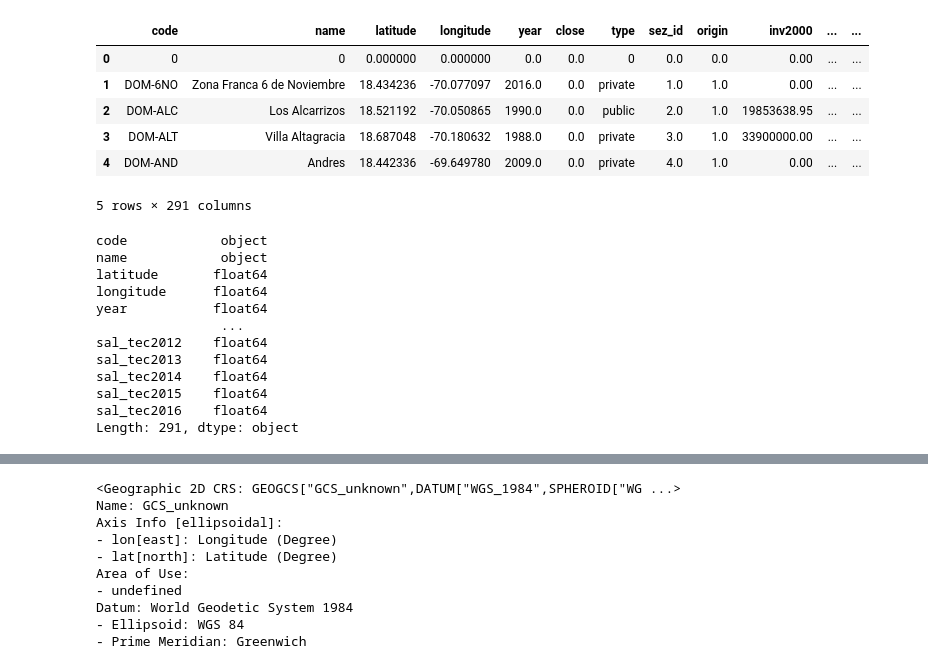
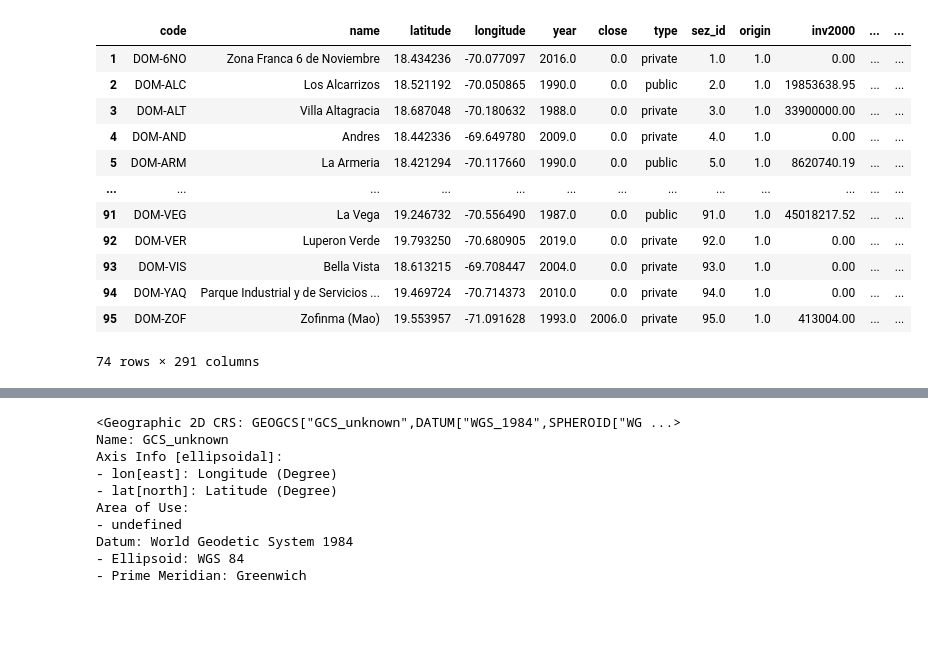
Before and after one commit to HendrixPeralta/research_data, a Jupyter notebook: aggregated _data/provinces/sez_spatial_join_provinces.ipynb, the cells around one changed output, grey strips where cells are left out. Saved outputs shown, nothing was run; the diff lists cells and outputs as text; code cells hidden in the pictures; blank space fills up the shorter version.

```diff
--- a/aggregated _data/provinces/sez_spatial_join_provinces.ipynb
+++ b/aggregated _data/provinces/sez_spatial_join_provinces.ipynb
@@ -10,28 +10,21 @@ provinces = gpd.read_file("/Users/hendrixperalta/Desktop/Research Data Manipulat
 # %%
 sez = pd.read_csv("/Users/hendrixperalta/Desktop/Research Data Manipulation/research_data/aggregated _data/municipalities/sez_aggregated.csv")
 # %%
-sez.head(5)
+filtered_sez = sez[sez['latitude'] != 0]
-# %% [output]
-|  | code | name | latitude | longitude | year | close | type | sez_id | origin | inv2000 | ... | ... |
-| 0 | 0 | 0 | 0.000000 | 0.000000 | 0.0 | 0.0 | 0 | 0.0 | 0.0 | 0.00 | ... | ... |
-| 1 | DOM-6NO | Zona Franca 6 de Noviembre | 18.434236 | -70.077097 | 2016.0 | 0.0 | private | 1.0 | 1.0 | 0.00 | ... | ... |
-| 2 | DOM-ALC | Los Alcarrizos | 18.521192 | -70.050865 | 1990.0 | 0.0 | public | 2.0 | 1.0 | 19853638.95 | ... | ... |
-| 3 | DOM-ALT | Villa Altagracia | 18.687048 | -70.180632 | 1988.0 | 0.0 | private | 3.0 | 1.0 | 33900000.00 | ... | ... |
-| 4 | DOM-AND | Andres | 18.442336 | -69.649780 | 2009.0 | 0.0 | private | 4.0 | 1.0 | 0.00 | ... | ... |
-5 rows × 291 columns
 # %%
-sez.dtypes
+filtered_sez
 # %% [output]
+|  | code | name | latitude | longitude | year | close | type | sez_id | origin | inv2000 | ... | ... |
+| 1 | DOM-6NO | Zona Franca 6 de Noviembre | 18.434236 | -70.077097 | 2016.0 | 0.0 | private | 1.0 | 1.0 | 0.00 | ... | ... |
+| 2 | DOM-ALC | Los Alcarrizos | 18.521192 | -70.050865 | 1990.0 | 0.0 | public | 2.0 | 1.0 | 19853638.95 | ... | ... |
+| 3 | DOM-ALT | Villa Altagracia | 18.687048 | -70.180632 | 1988.0 | 0.0 | private | 3.0 | 1.0 | 33900000.00 | ... | ... |
+| 4 | DOM-AND | Andres | 18.442336 | -69.649780 | 2009.0 | 0.0 | private | 4.0 | 1.0 | 0.00 | ... | ... |
+| 5 | DOM-ARM | La Armeria | 18.421294 | -70.117660 | 1990.0 | 0.0 | public | 5.0 | 1.0 | 8620740.19 | ... | ... |
+| ... | ... | ... | ... | ... | ... | ... | ... | ... | ... | ... | ... | ... |
+| 91 | DOM-VEG | La Vega | 19.246732 | -70.556490 | 1987.0 | 0.0 | public | 91.0 | 1.0 | 45018217.52 | ... | ... |
+| 92 | DOM-VER | Luperon Verde | 19.793250 | -70.680905 | 2019.0 | 0.0 | private | 92.0 | 1.0 | 0.00 | ... | ... |
+| 93 | DOM-VIS | Bella Vista | 18.613215 | -69.708447 | 2004.0 | 0.0 | private | 93.0 | 1.0 | 0.00 | ... | ... |
+| 94 | DOM-YAQ | Parque Industrial y de Servicios ... | 19.469724 | -70.714373 | 2010.0 | 0.0 | private | 94.0 | 1.0 | 0.00 | ... | ... |
+| 95 | DOM-ZOF | Zofinma (Mao) | 19.553957 | -71.091628 | 1993.0 | 2006.0 | private | 95.0 | 1.0 | 413004.00 | ... | ... |
-code            object
-name            object
-latitude       float64
-longitude      float64
-year           float64
-                ...
-sal_tec2012    float64
-sal_tec2013    float64
-sal_tec2014    float64
-sal_tec2015    float64
-sal_tec2016    float64
-Length: 291, dtype: object
+74 rows × 291 columns
 # %%
```
Also changed, not shown: parts of 9 cells of this notebook, 8 other files.
